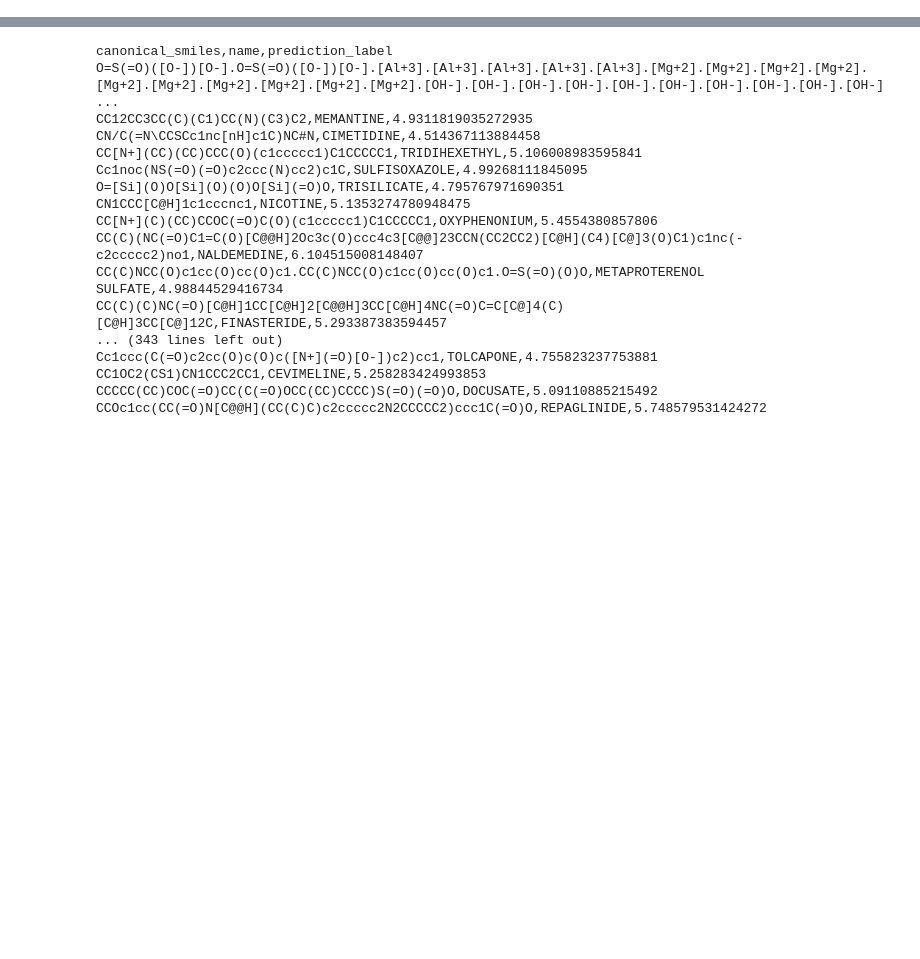
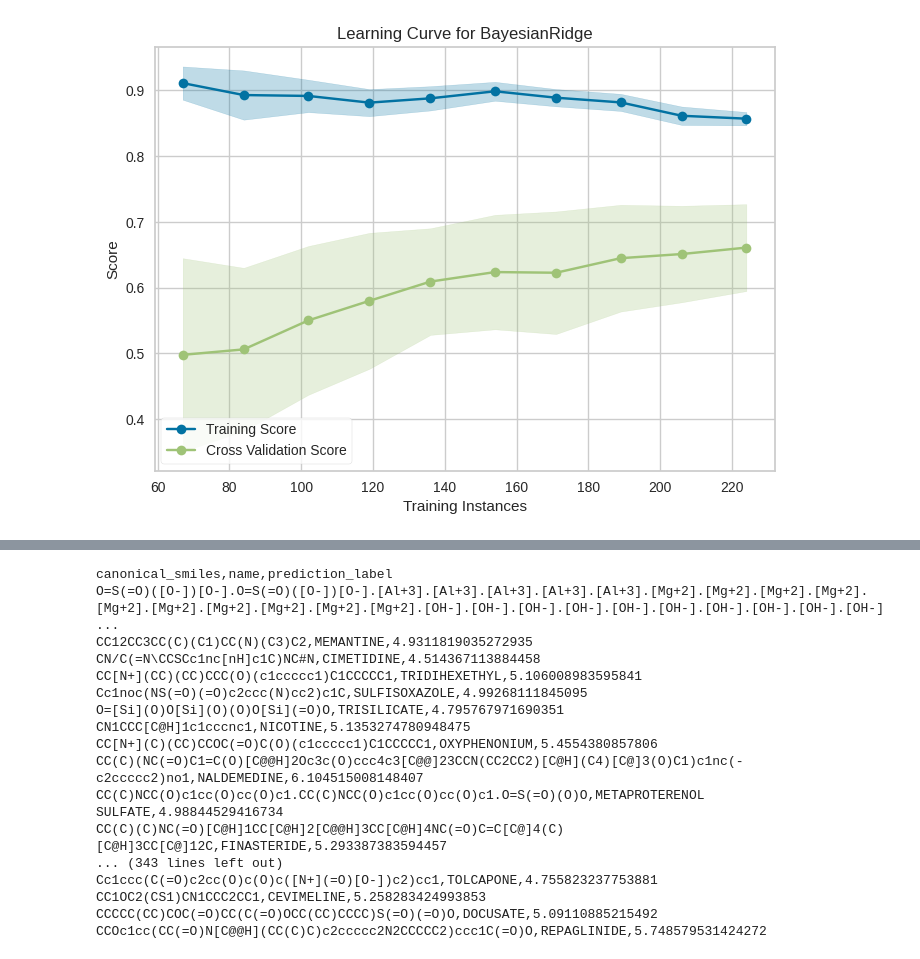
Before and after one commit to dlarsson2000/ML4BiotechProject, a Jupyter notebook: CB206V_Project_Drug_repurposing.ipynb, the cells around one changed output, grey strips where cells are left out. Saved outputs shown, nothing was run; the diff lists cells and outputs as text; code cells hidden in the pictures; blank space fills up the shorter version.

```diff
--- a/CB206V_Project_Drug_repurposing.ipynb
+++ b/CB206V_Project_Drug_repurposing.ipynb
@@ -104,0 +105,3 @@ BayesianRidge()
+# %%
+plot_model(br, plot = 'learning')
+# %% [output]
@@ -105,3 +109,4 @@ BayesianRidge()
+[figure, added]
 # %%
 plot_model(br, 'feature')
 # %% [output]
```
Also changed, not shown: parts of 20 cells of this notebook.
